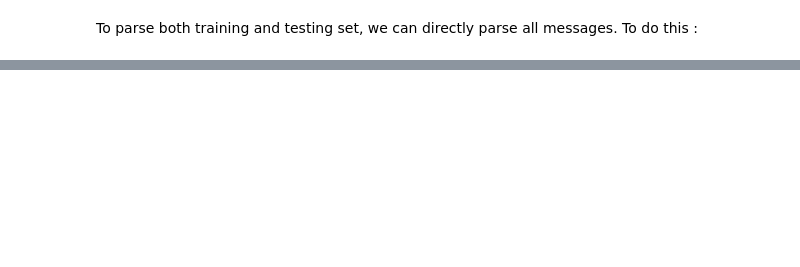
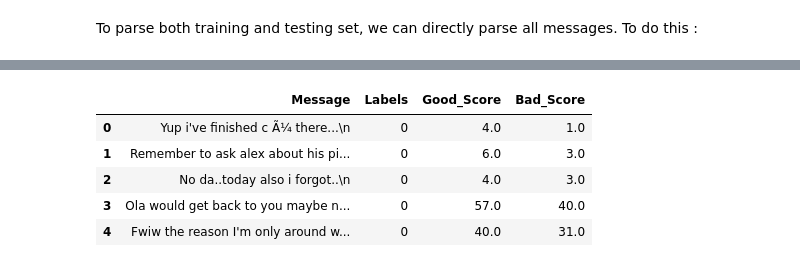
Before and after one commit to MaxTeiger/Spam-Classifier-from-almost-scratch, a Jupyter notebook: Spam Classifier from (almost) scratch.ipynb, the cells around one changed output, grey strips where cells are left out. Drawn from its saved outputs; the diff is of its cells as text; code cells hidden in the pictures; blank space fills up the shorter version.

```diff
--- a/Spam Classifier from (almost) scratch.ipynb
+++ b/Spam Classifier from (almost) scratch.ipynb
@@ -175,0 +201,29 @@ We can observe by sorting these dictionary, that there are a lot of words which
+# %%
+def compute_scores(datas):
+    gscore, bscore = 0,0
+    for index, row in datas.iterrows():
+        message = row['Message'].replace('\n','')
+        words = message.split()
+        for w in words:
+            if w in goodWords:
+                gscore+=1
+            if w in badWords:
+                bscore+=1
+
+                datas.loc[index, 'Good_Score'] = gscore
+                datas.loc[index, 'Bad_Score'] = bscore
+
+        gscore, bscore = 0,0
+    return datas
+
+trainData = compute_scores(trainData)
+testData = compute_scores(testData)
+
+trainData.head()
+# %% [output]
+|  | Message | Labels | Good_Score | Bad_Score |
+| 0 | Yup i've finished c Ã¼ there...\n | 0 | 4.0 | 1.0 |
+| 1 | Remember to ask alex about his pi... | 0 | 6.0 | 3.0 |
+| 2 | No da..today also i forgot..\n | 0 | 4.0 | 3.0 |
+| 3 | Ola would get back to you maybe n... | 0 | 57.0 | 40.0 |
+| 4 | Fwiw the reason I'm only around w... | 0 | 40.0 | 31.0 |
```
Also changed, not shown: parts of 18 cells of this notebook.
